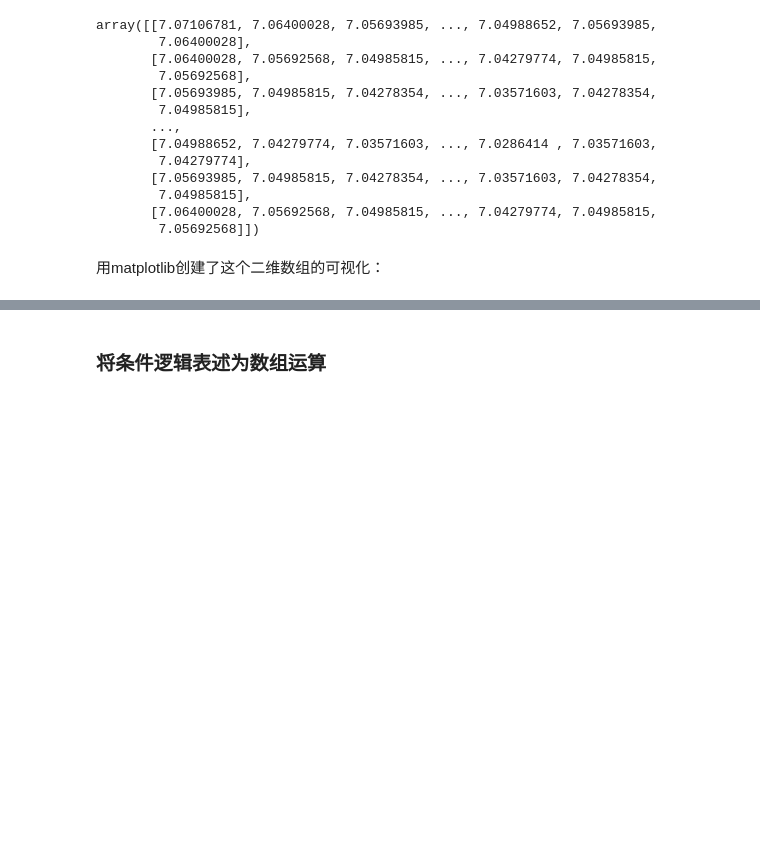
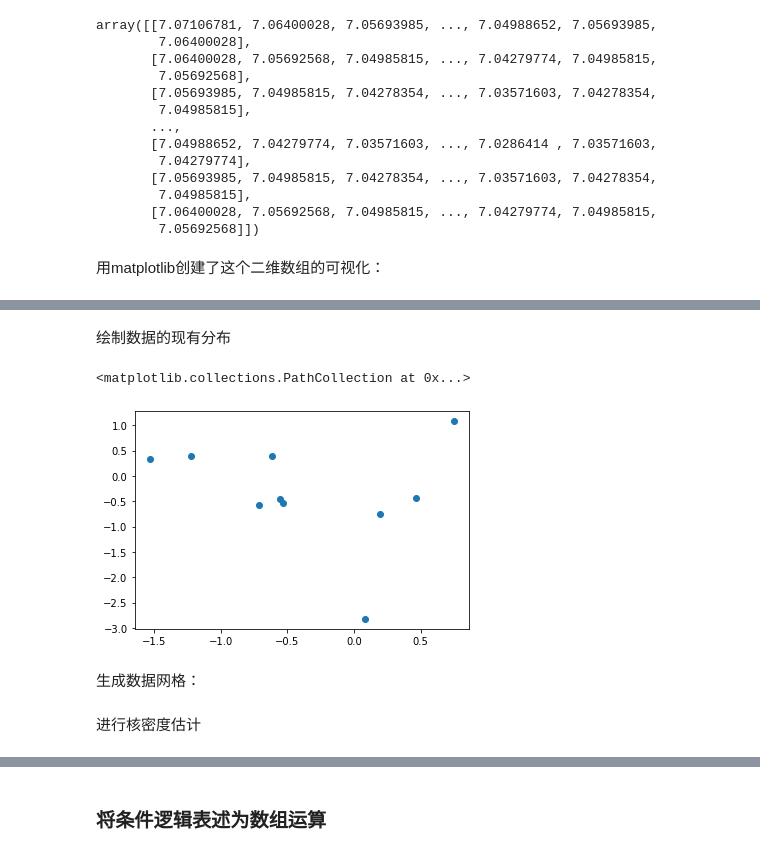
Before and after one commit to byaxb/DataMiningExperiments, a Jupyter notebook: ch03_数据挖掘常用模块A.ipynb, the cells around one changed output, grey strips where cells are left out. Cells and saved outputs as stored; diff of their text form; code cells hidden in the pictures; blank space fills up the shorter version.

```diff
--- a/ch03_数据挖掘常用模块A.ipynb
+++ b/ch03_数据挖掘常用模块A.ipynb
@@ -1001,0 +1035,11 @@ Text(0.5, 1.0, 'Image plot of $\\sqrt{x^2 + y^2}$ for a grid of values')
+# %%
+xy = np.random.randn(10, 2)
+x = xy[:, 0]
+y = xy[:, 1]
+# %% [markdown]
+绘制数据的现有分布
+# %%
+plt.scatter(x, y)
+# %% [output]
+<matplotlib.collections.PathCollection at 0x...>
+[figure, added]
@@ -1001,0 +1051,2 @@ Text(0.5, 1.0, 'Image plot of $\\sqrt{x^2 + y^2}$ for a grid of values')
+# %% [markdown]
+生成数据网格：
@@ -1001,0 +1056,2 @@ Text(0.5, 1.0, 'Image plot of $\\sqrt{x^2 + y^2}$ for a grid of values')
+# %% [markdown]
+进行核密度估计
```
Also changed, not shown: parts of 125 cells of this notebook, 1 other file.
